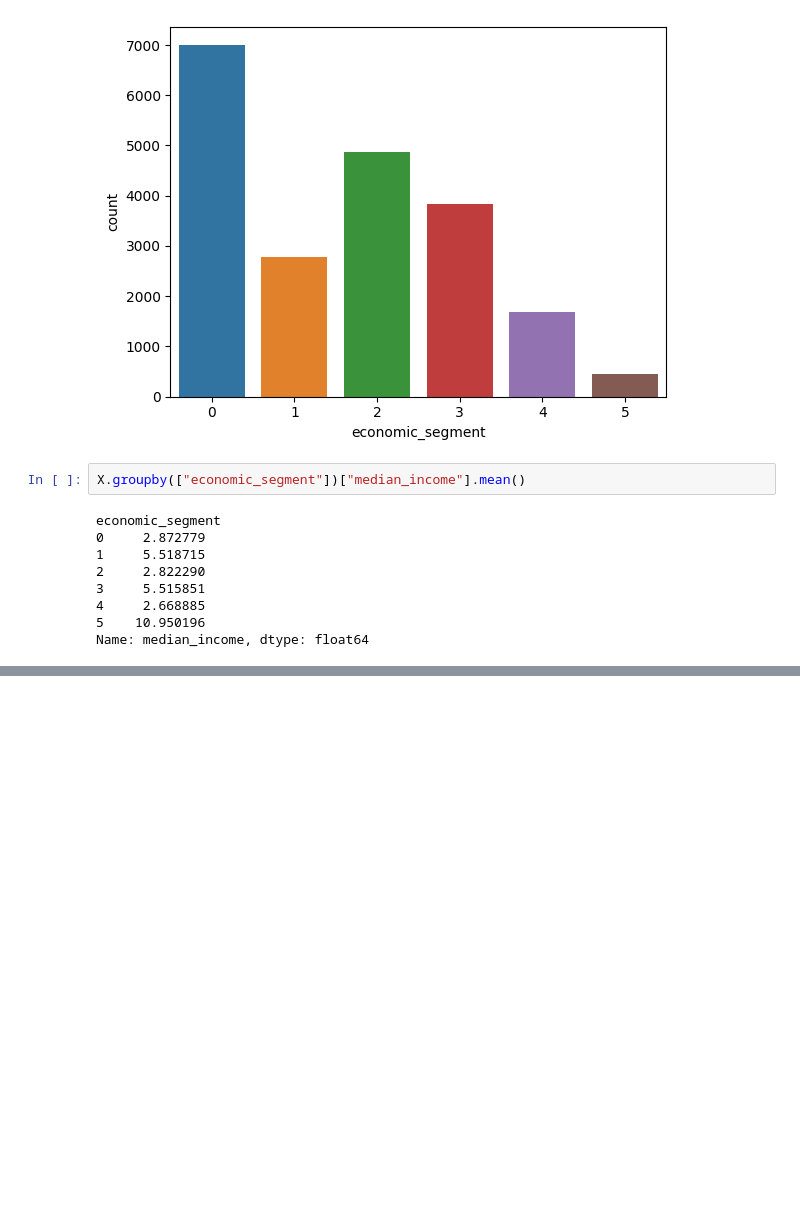
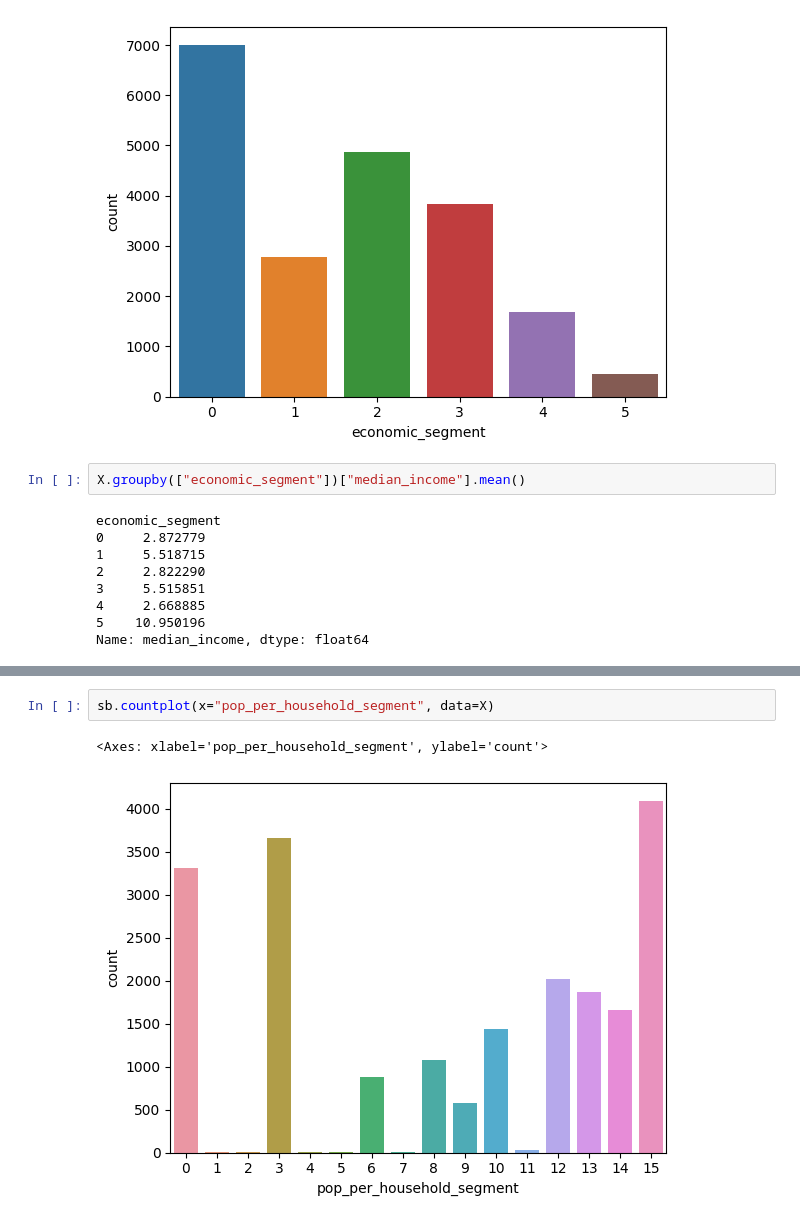
Before and after one commit to yamil-abraham/california-housing-prices-analyzing-dataset, a Jupyter notebook: California_Housing_Prices_Analyzing_Dataset_with_K_Means.ipynb, the cells around one changed output, grey strips where cells are left out. Cells and saved outputs as stored; diff of their text form; blank space fills up the shorter version.

```diff
--- a/California_Housing_Prices_Analyzing_Dataset_with_K_Means.ipynb
+++ b/California_Housing_Prices_Analyzing_Dataset_with_K_Means.ipynb
@@ -106,0 +162,5 @@ Name: median_income, dtype: float64
+# %%
+sb.countplot(x="pop_per_household_segment", data=X)
+# %% [output]
+<Axes: xlabel='pop_per_household_segment', ylabel='count'>
+[figure, added]
```
Also changed, not shown: parts of 9 cells of this notebook.
